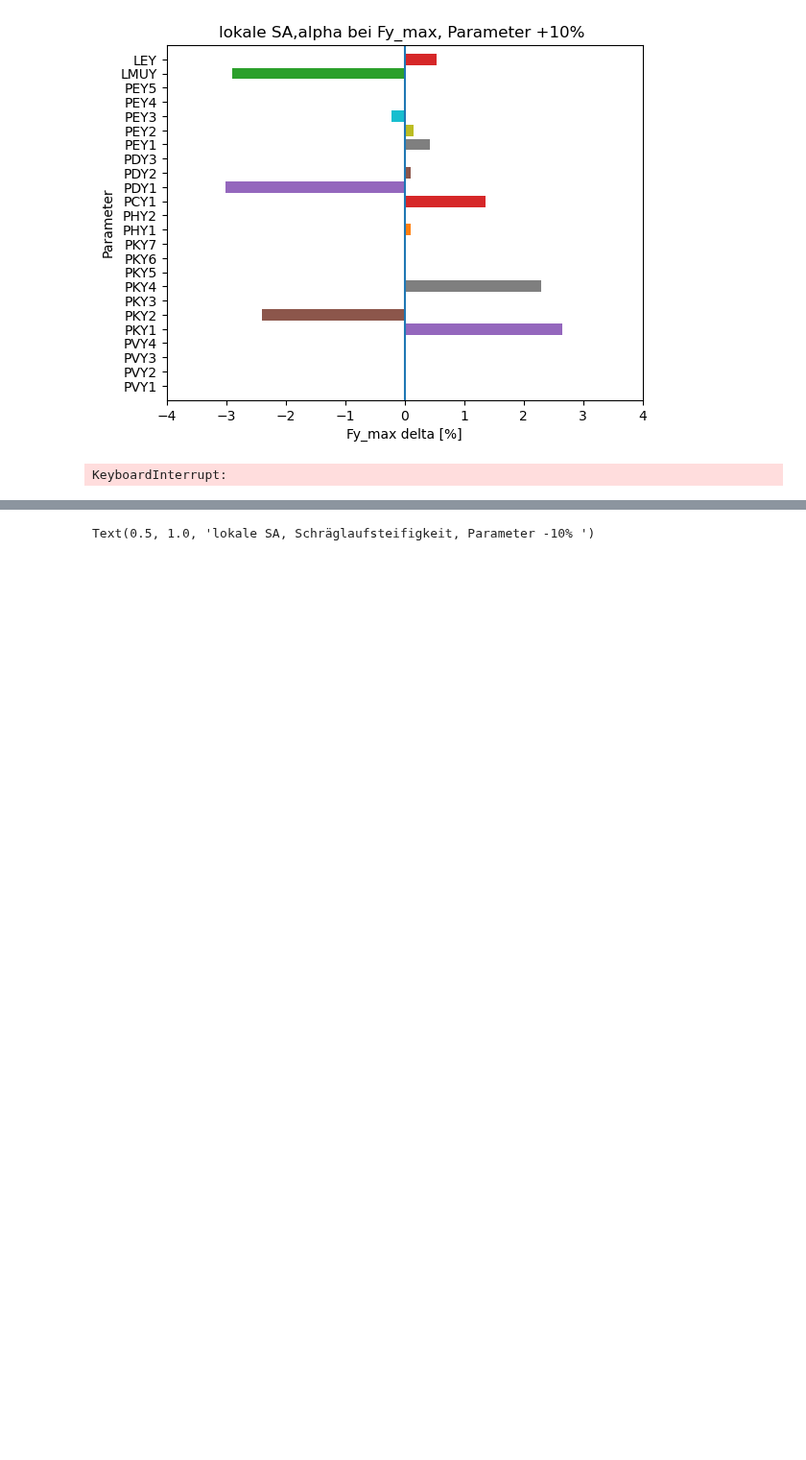
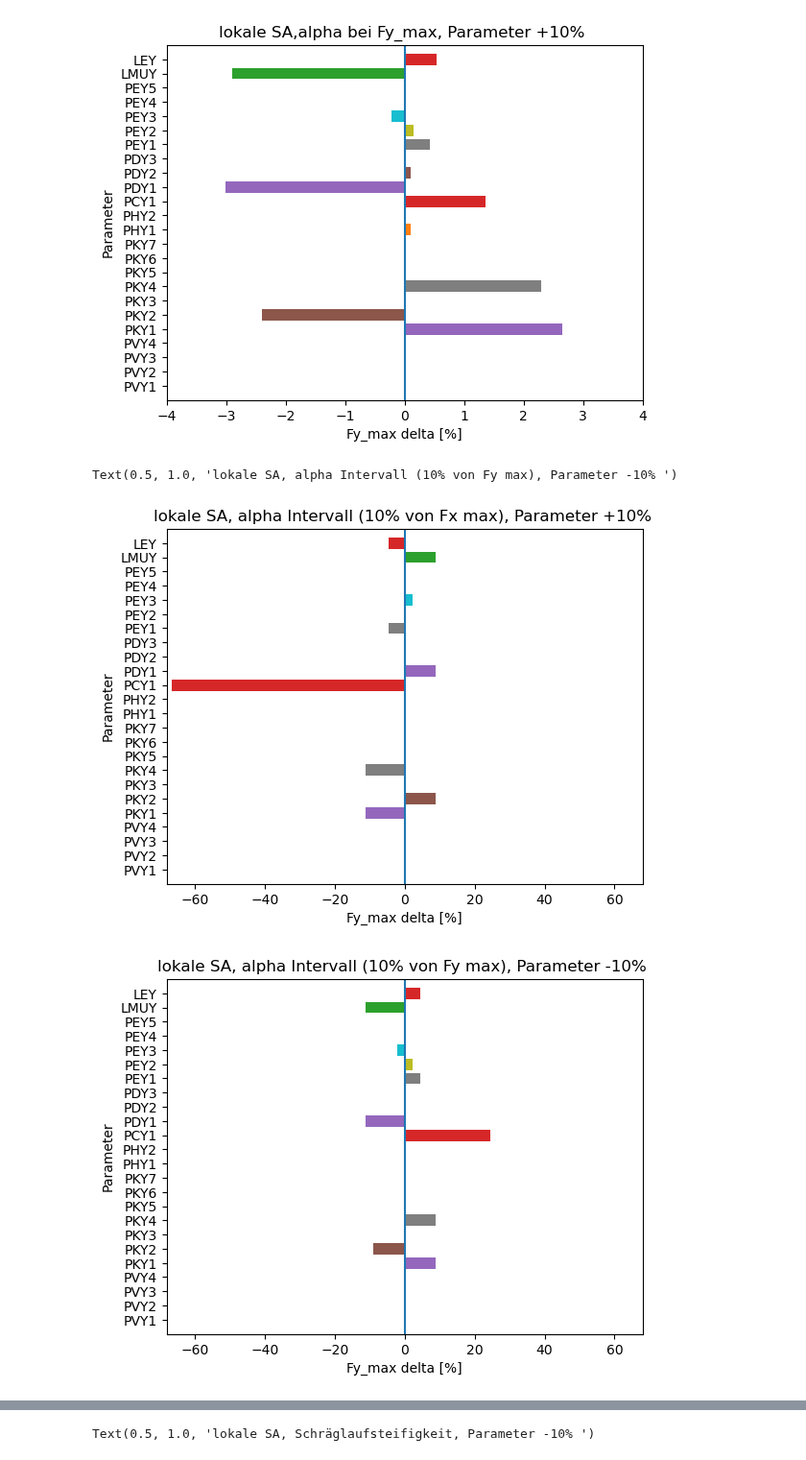
Before and after one commit to BenediktRuhland/SA-Tire-model, a Jupyter notebook: lokal SA/Pacejka 5.2 lokale SA Fy.ipynb, the cells around one changed output, grey strips where cells are left out. Shown at 96% size. Saved outputs shown, nothing was run; the diff lists cells and outputs as text; code cells hidden in the pictures; blank space fills up the shorter version.

```diff
--- a/lokal SA/Pacejka 5.2 lokale SA Fy.ipynb
+++ b/lokal SA/Pacejka 5.2 lokale SA Fy.ipynb
@@ -17,7 +17,7 @@ import Pacejka_Params_Indy as pa
 
 params_Indy=[pa.PVY1, pa.PVY2, pa.PVY3, pa.PVY4, pa.PKY1, pa.PKY2, pa.PKY3, pa.PKY4, pa.PKY5,pa.PKY6, pa.PKY7, pa.PHY1, pa.PHY2, pa.PCY1, pa.PDY1, pa.PDY2, pa.PDY3, pa.PEY1, pa.PEY2, pa.PEY3, pa.PEY4, pa.PEY5, pa.LMUY, pa.LEY]
 
-i=4000
+i=200
 alpha=np.linspace(-0.3,0.3,i)
 IA=0
 Fz0=3114 #nominal load (z.b 80% von Fzmax)
@@ -311,35 +311,37 @@ for i in range(0,len(params)):
 
 
 #Plots params -10%
 fig, ax = plt.subplots()
 y_axis=('PVY1', 'PVY2', 'PVY3', 'PVY4', 'PKY1', 'PKY2', 'PKY3', 'PKY4', 'PKY5', 'PKY6', 'PKY7', 'PHY1', 'PHY2', 'PCY1', 'PDY1', 'PDY2', 'PDY3', 'PEY1', 'PEY2', 'PEY3', 'PEY4', 'PEY5', 'LMUY', 'LEY')
 y_pos=np.arange(len(y_axis))
 i=0
 for i in range(0,len(y_pos)):
     ax.barh(y_pos[i],delta_neg[i])
 ax.set_yticks(y_pos, labels=y_axis)
-plt.xlim(-22,22)
+plt.xlim(-68,68)
 plt.ylim(-1,len(y_axis))
 plt.axvline(0, 0, 1)
 plt.xlabel("Fy_max delta [%]")
 plt.ylabel("Parameter")
-plt.title('lokale SA, alpha Intervall (10% von Fx max), Parameter -10% ')
+plt.title('lokale SA, alpha Intervall (10% von Fx max), Parameter +10% ')
 
 #Plots params +10%
 fig, ax = plt.subplots()
 #print(delta_neg)
 y_axis=('PVY1', 'PVY2', 'PVY3', 'PVY4', 'PKY1', 'PKY2', 'PKY3', 'PKY4', 'PKY5', 'PKY6', 'PKY7', 'PHY1', 'PHY2', 'PCY1', 'PDY1', 'PDY2', 'PDY3', 'PEY1', 'PEY2', 'PEY3', 'PEY4', 'PEY5', 'LMUY', 'LEY')
 y_pos=np.arange(len(y_axis))
 
 i=0
 for i in range(0,len(y_pos)):
     ax.barh(y_pos[i],delta_pos[i])
 ax.set_yticks(y_pos, labels=y_axis)
-plt.xlim(-12,12)
+plt.xlim(-68,68)
 plt.ylim(-1,len(y_axis))
 plt.axvline(0, 0, 1)
 plt.xlabel("Fy_max delta [%]")
 plt.ylabel("Parameter")
-plt.title('lokale SA, alpha Intervall (10% von Fy max), Parameter +10% ')
+plt.title('lokale SA, alpha Intervall (10% von Fy max), Parameter -10% ')
 # %% [output]
-KeyboardInterrupt:
+Text(0.5, 1.0, 'lokale SA, alpha Intervall (10% von Fy max), Parameter -10% ')
+[figure, added]
+[figure, added]
```
Also changed, not shown: parts of 2 cells of this notebook, 3 other files.
